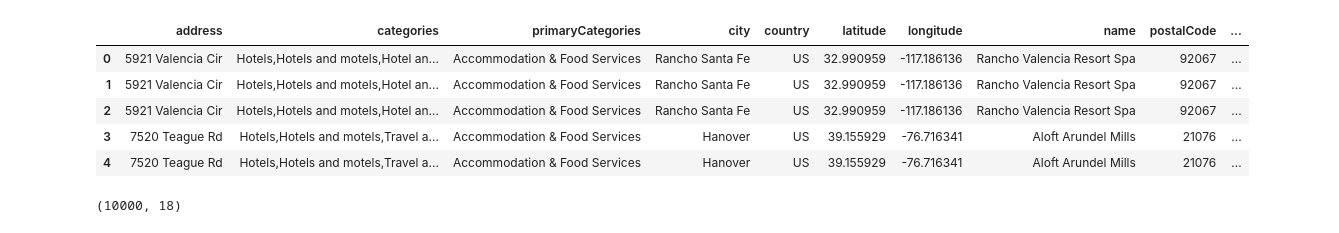
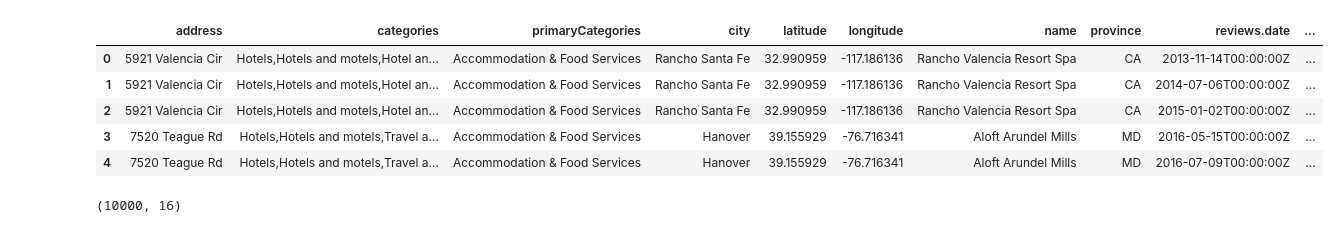
Before and after one commit to janelcv/Hotel_Rating_Analysis, a Jupyter notebook: Hotel_Ratings_Analysis.ipynb, the cells around one changed output. Saved outputs shown, nothing was run; the diff lists cells and outputs as text; code cells hidden in the pictures.

```diff
--- a/Hotel_Ratings_Analysis.ipynb
+++ b/Hotel_Ratings_Analysis.ipynb
@@ -26,14 +38,19 @@ Index(['id', 'dateAdded', 'dateUpdated', 'address', 'categories',
 # %%
-df1 = df.drop(columns=["id","dateAdded","dateUpdated","keys","reviews.dateSeen","reviews.username","sourceURLs"],axis=1)
+# Remove columns that will not be used in the analysis
+df1 = df.drop(columns=["id","dateAdded","dateUpdated","keys","reviews.dateSeen",
+                       "reviews.username","sourceURLs", "country", "postalCode"],axis=1)
+
+# Preview the dataframe
 df1.head()
 # %% [output]
-|  | address | categories | primaryCategories | city | country | latitude | longitude | name | postalCode | ... |
-| 0 | 5921 Valencia Cir | Hotels,Hotels and motels,Hotel an... | Accommodation & Food Services | Rancho Santa Fe | US | 32.990959 | -117.186136 | Rancho Valencia Resort Spa | 92067 | ... |
-| 1 | 5921 Valencia Cir | Hotels,Hotels and motels,Hotel an... | Accommodation & Food Services | Rancho Santa Fe | US | 32.990959 | -117.186136 | Rancho Valencia Resort Spa | 92067 | ... |
-| 2 | 5921 Valencia Cir | Hotels,Hotels and motels,Hotel an... | Accommodation & Food Services | Rancho Santa Fe | US | 32.990959 | -117.186136 | Rancho Valencia Resort Spa | 92067 | ... |
-| 3 | 7520 Teague Rd | Hotels,Hotels and motels,Travel a... | Accommodation & Food Services | Hanover | US | 39.155929 | -76.716341 | Aloft Arundel Mills | 21076 | ... |
-| 4 | 7520 Teague Rd | Hotels,Hotels and motels,Travel a... | Accommodation & Food Services | Hanover | US | 39.155929 | -76.716341 | Aloft Arundel Mills | 21076 | ... |
+|  | address | categories | primaryCategories | city | latitude | longitude | name | province | reviews.date | ... |
+| 0 | 5921 Valencia Cir | Hotels,Hotels and motels,Hotel an... | Accommodation & Food Services | Rancho Santa Fe | 32.990959 | -117.186136 | Rancho Valencia Resort Spa | CA | 2013-11-14T00:00:00Z | ... |
+| 1 | 5921 Valencia Cir | Hotels,Hotels and motels,Hotel an... | Accommodation & Food Services | Rancho Santa Fe | 32.990959 | -117.186136 | Rancho Valencia Resort Spa | CA | 2014-07-06T00:00:00Z | ... |
+| 2 | 5921 Valencia Cir | Hotels,Hotels and motels,Hotel an... | Accommodation & Food Services | Rancho Santa Fe | 32.990959 | -117.186136 | Rancho Valencia Resort Spa | CA | 2015-01-02T00:00:00Z | ... |
+| 3 | 7520 Teague Rd | Hotels,Hotels and motels,Travel a... | Accommodation & Food Services | Hanover | 39.155929 | -76.716341 | Aloft Arundel Mills | MD | 2016-05-15T00:00:00Z | ... |
+| 4 | 7520 Teague Rd | Hotels,Hotels and motels,Travel a... | Accommodation & Food Services | Hanover | 39.155929 | -76.716341 | Aloft Arundel Mills | MD | 2016-07-09T00:00:00Z | ... |
-# %%
-df1.shape
-# %% [output]
-(10000, 18)
+# %%
+# Show the number of variables and the number of hotel reviews
+df1.shape
+# %% [output]
+(10000, 16)
```
Also changed, not shown: parts of 20 cells of this notebook.
